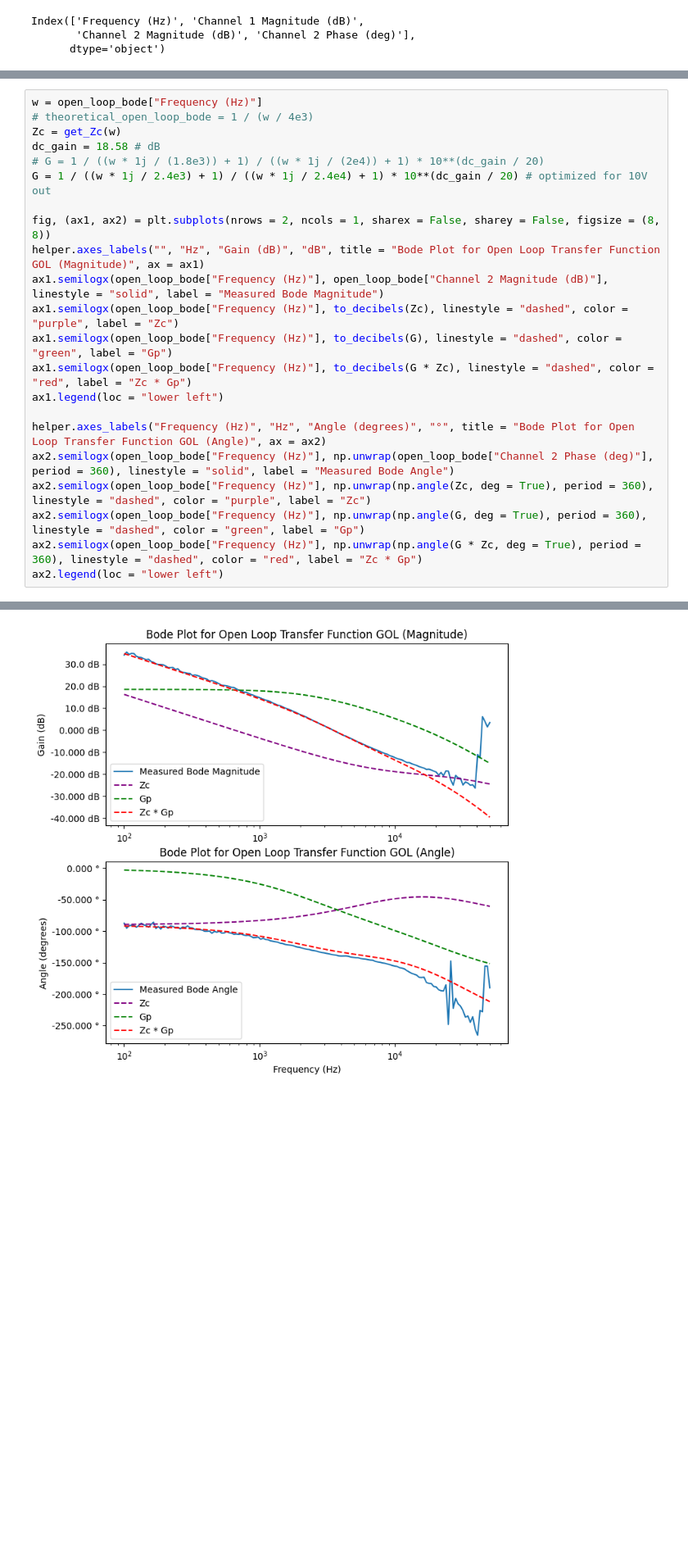
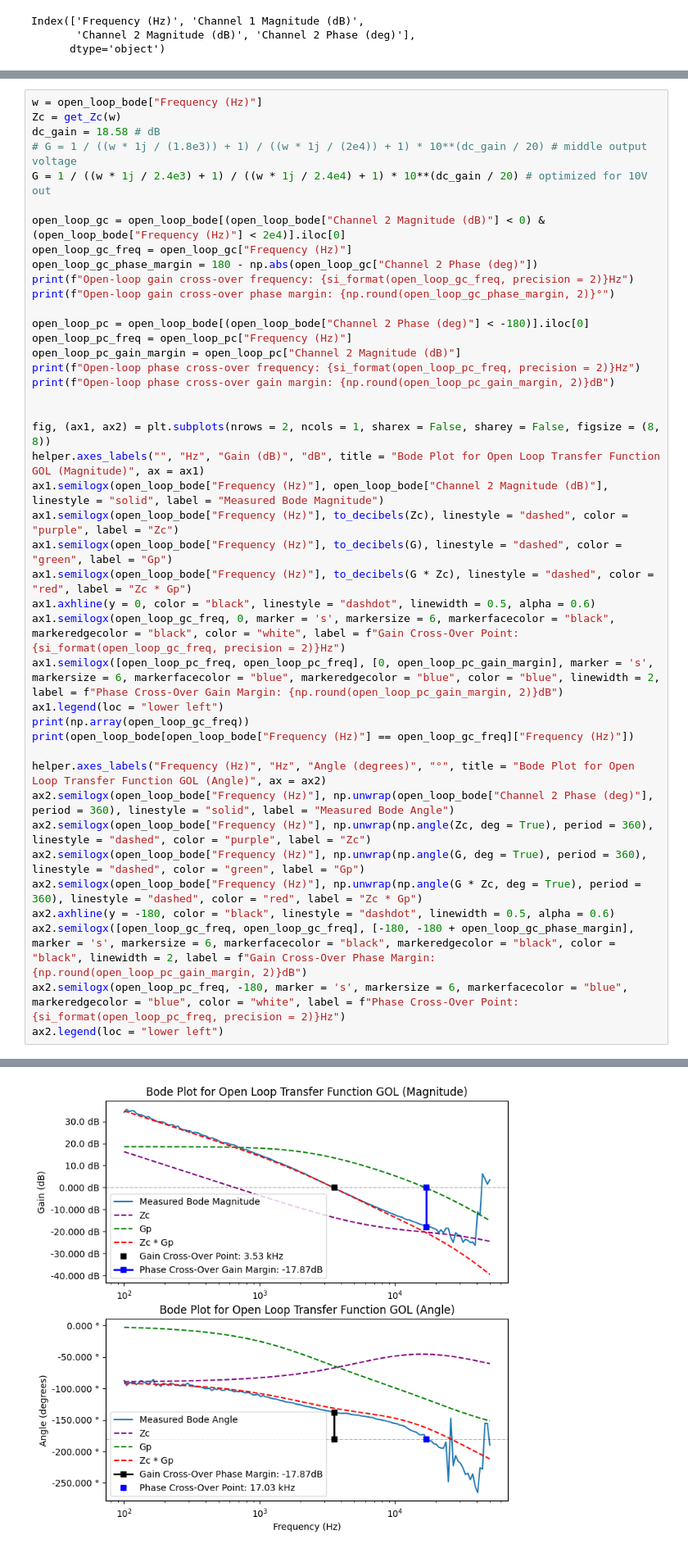
Before and after one commit to ianeyk/power-electronics, a Jupyter notebook: Lab 10/Lab10_report.ipynb, the cells around one changed output, grey strips where cells are left out. Shown: that part at 82% size. Cells and saved outputs as stored; diff of their text form; blank space fills up the shorter version.

Commit message:
calculate phase margin

```diff
--- a/Lab 10/Lab10_report.ipynb
+++ b/Lab 10/Lab10_report.ipynb
@@ -100,10 +108,22 @@ Index(['Frequency (Hz)', 'Channel 1 Magnitude (dB)',
 # %%
 w = open_loop_bode["Frequency (Hz)"]
-# theoretical_open_loop_bode = 1 / (w / 4e3)
 Zc = get_Zc(w)
 dc_gain = 18.58 # dB
-# G = 1 / ((w * 1j / (1.8e3)) + 1) / ((w * 1j / (2e4)) + 1) * 10**(dc_gain / 20)
+# G = 1 / ((w * 1j / (1.8e3)) + 1) / ((w * 1j / (2e4)) + 1) * 10**(dc_gain / 20) # middle output voltage
 G = 1 / ((w * 1j / 2.4e3) + 1) / ((w * 1j / 2.4e4) + 1) * 10**(dc_gain / 20) # optimized for 10V out
+
+open_loop_gc = open_loop_bode[(open_loop_bode["Channel 2 Magnitude (dB)"] < 0) & (open_loop_bode["Frequency (Hz)"] < 2e4)].iloc[0]
+open_loop_gc_freq = open_loop_gc["Frequency (Hz)"]
+open_loop_gc_phase_margin = 180 - np.abs(open_loop_gc["Channel 2 Phase (deg)"])
+print(f"Open-loop gain cross-over frequency: {si_format(open_loop_gc_freq, precision = 2)}Hz")
+print(f"Open-loop gain cross-over phase margin: {np.round(open_loop_gc_phase_margin, 2)}°")
+
+open_loop_pc = open_loop_bode[(open_loop_bode["Channel 2 Phase (deg)"] < -180)].iloc[0]
+open_loop_pc_freq = open_loop_pc["Frequency (Hz)"]
+open_loop_pc_gain_margin = open_loop_pc["Channel 2 Magnitude (dB)"]
+print(f"Open-loop phase cross-over frequency: {si_format(open_loop_pc_freq, precision = 2)}Hz")
+print(f"Open-loop phase cross-over gain margin: {np.round(open_loop_pc_gain_margin, 2)}dB")
+
 
 fig, (ax1, ax2) = plt.subplots(nrows = 2, ncols = 1, sharex = False, sharey = False, figsize = (8, 8))
 helper.axes_labels("", "Hz", "Gain (dB)", "dB", title = "Bode Plot for Open Loop Transfer Function GOL (Magnitude)", ax = ax1)
@@ -111,12 +131,20 @@ ax1.semilogx(open_loop_bode["Frequency (Hz)"], open_loop_bode["Channel 2 Magnitu
 ax1.semilogx(open_loop_bode["Frequency (Hz)"], to_decibels(Zc), linestyle = "dashed", color = "purple", label = "Zc")
 ax1.semilogx(open_loop_bode["Frequency (Hz)"], to_decibels(G), linestyle = "dashed", color = "green", label = "Gp")
 ax1.semilogx(open_loop_bode["Frequency (Hz)"], to_decibels(G * Zc), linestyle = "dashed", color = "red", label = "Zc * Gp")
+ax1.axhline(y = 0, color = "black", linestyle = "dashdot", linewidth = 0.5, alpha = 0.6)
+ax1.semilogx(open_loop_gc_freq, 0, marker = 's', markersize = 6, markerfacecolor = "black", markeredgecolor = "black", color = "white", label = f"Gain Cross-Over Point: {si_format(open_loop_gc_freq, precision = 2)}Hz")
+ax1.semilogx([open_loop_pc_freq, open_loop_pc_freq], [0, open_loop_pc_gain_margin], marker = 's', markersize = 6, markerfacecolor = "blue", markeredgecolor = "blue", color = "blue", linewidth = 2, label = f"Phase Cross-Over Gain Margin: {np.round(open_loop_pc_gain_margin, 2)}dB")
 ax1.legend(loc = "lower left")
+print(np.array(open_loop_gc_freq))
+print(open_loop_bode[open_loop_bode["Frequency (Hz)"] == open_loop_gc_freq]["Frequency (Hz)"])
 
 helper.axes_labels("Frequency (Hz)", "Hz", "Angle (degrees)", "°", title = "Bode Plot for Open Loop Transfer Function GOL (Angle)", ax = ax2)
 ax2.semilogx(open_loop_bode["Frequency (Hz)"], np.unwrap(open_loop_bode["Channel 2 Phase (deg)"], period = 360), linestyle = "solid", label = "Measured Bode Angle")
 ax2.semilogx(open_loop_bode["Frequency (Hz)"], np.unwrap(np.angle(Zc, deg = True), period = 360), linestyle = "dashed", color = "purple", label = "Zc")
 ax2.semilogx(open_loop_bode["Frequency (Hz)"], np.unwrap(np.angle(G, deg = True), period = 360), linestyle = "dashed", color = "green", label = "Gp")
 ax2.semilogx(open_loop_bode["Frequency (Hz)"], np.unwrap(np.angle(G * Zc, deg = True), period = 360), linestyle = "dashed", color = "red", label = "Zc * Gp")
+ax2.axhline(y = -180, color = "black", linestyle = "dashdot", linewidth = 0.5, alpha = 0.6)
+ax2.semilogx([open_loop_gc_freq, open_loop_gc_freq], [-180, -180 + open_loop_gc_phase_margin], marker = 's', markersize = 6, markerfacecolor = "black", markeredgecolor = "black", color = "black", linewidth = 2, label = f"Gain Cross-Over Phase Margin: {np.round(open_loop_pc_gain_margin, 2)}dB")
+ax2.semilogx(open_loop_pc_freq, -180, marker = 's', markersize = 6, markerfacecolor = "blue", markeredgecolor = "blue", color = "white", label = f"Phase Cross-Over Point: {si_format(open_loop_pc_freq, precision = 2)}Hz")
 ax2.legend(loc = "lower left")
 # %% [output]
@@ -124 +159 @@ ax2.legend(loc = "lower left")
-[figure, old version]
+[figure, new version]
```
Also changed, not shown: parts of 7 cells of this notebook.
